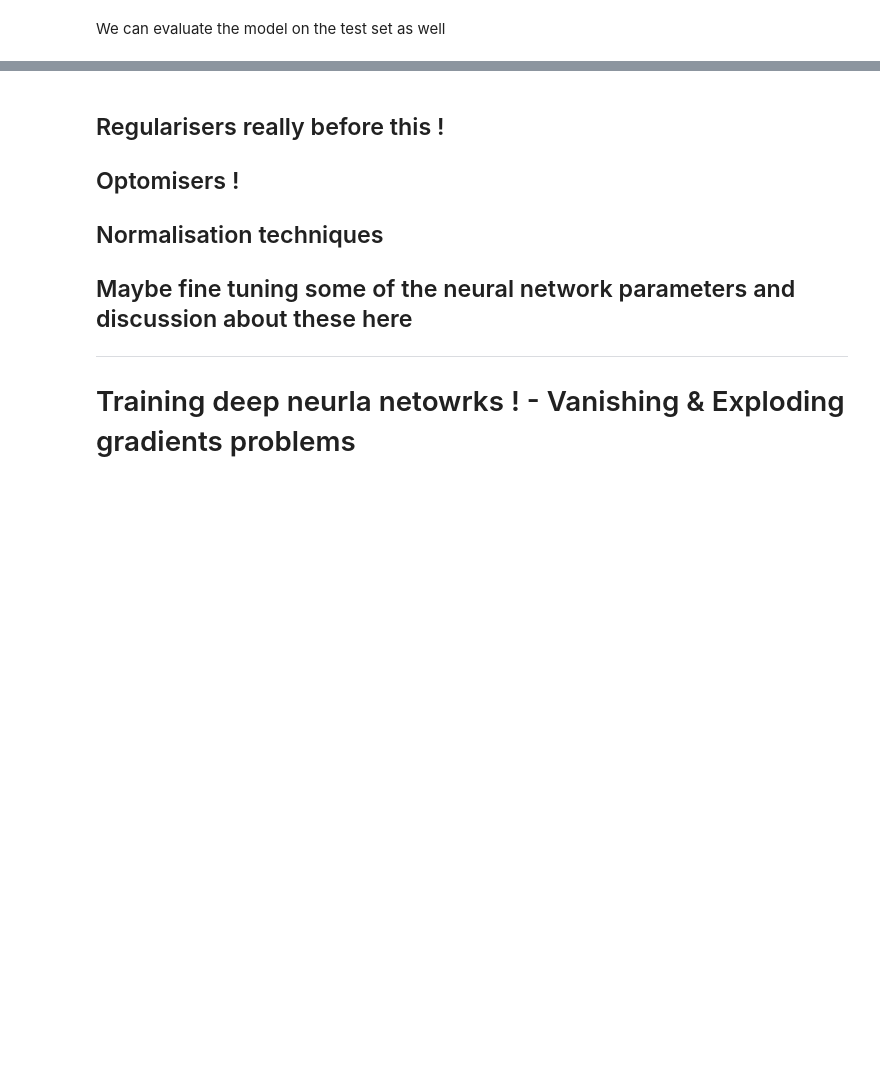
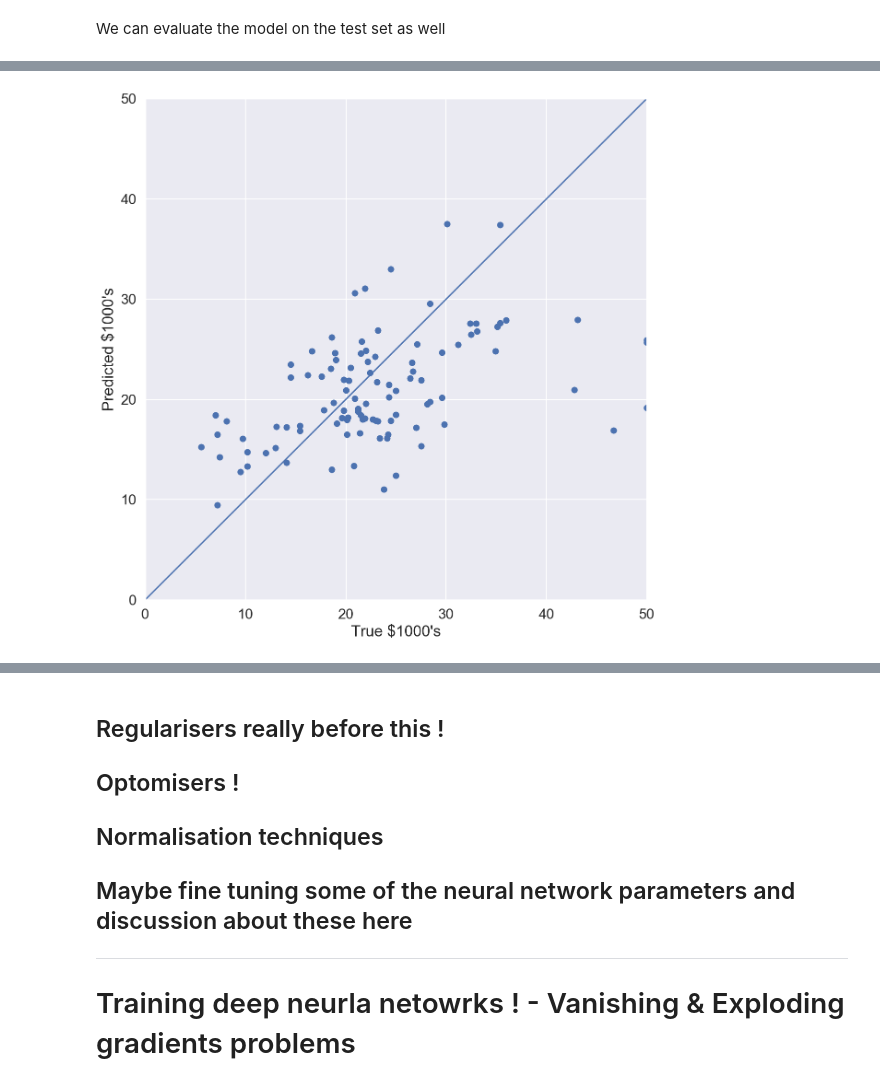
Before and after one commit to PacktPublishing/Practical-Machine-Learning-with-TensorFlow-2.0-and-Scikit-Learn, a Jupyter notebook: section_5/5-4.ipynb, the cells around one changed output, grey strips where cells are left out. Cells and saved outputs as stored; diff of their text form; code cells hidden in the pictures; blank space fills up the shorter version.

```diff
--- a/section_5/5-4.ipynb
+++ b/section_5/5-4.ipynb
@@ -163,0 +164,15 @@ Test Mean Absolute Error:  5.60 in $1000's
+# %%
+y_pred = model.predict(X_test).flatten()
+
+plt.figure(figsize=(10,10))
+plt.axes(aspect='equal')
+plt.scatter(y_test, y_pred)
+plt.xlabel("True $1000's")
+plt.ylabel("Predicted $1000's")
+lims = [0, 50]
+plt.xlim(lims)
+plt.ylim(lims)
+plt.plot(lims, lims)
+plt.show()
+# %% [output]
+[figure, added]
```
Also changed, not shown: parts of 9 cells of this notebook.
